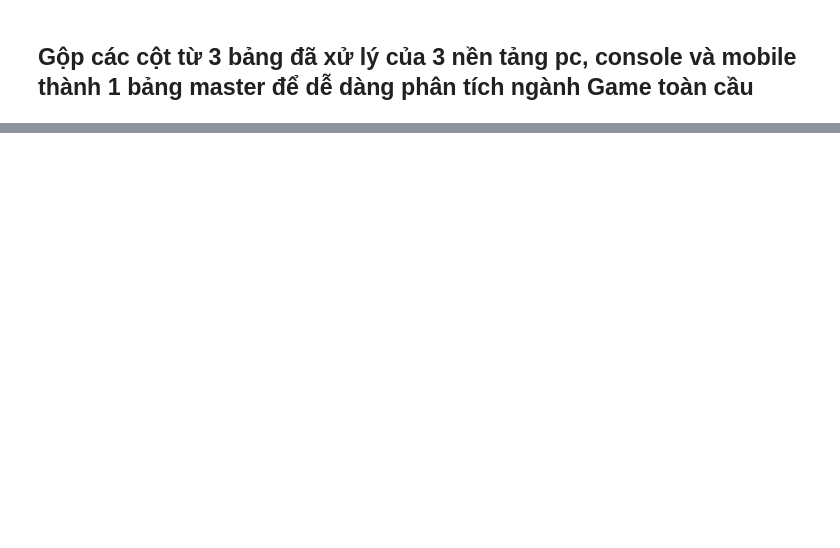
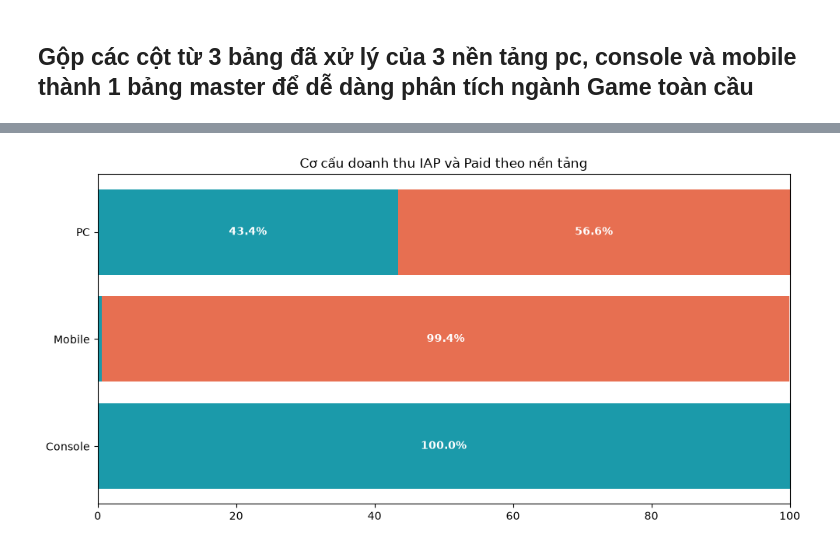
Before and after one commit to hoangle040706/Gaming-Market-Industry-Analytics, a Jupyter notebook: notebooks/etl/04_etl_master_pipeline.ipynb, the cells around one changed output, grey strips where cells are left out. Cells and saved outputs as stored; diff of their text form; code cells hidden in the pictures; blank space fills up the shorter version.

```diff
--- a/notebooks/etl/04_etl_master_pipeline.ipynb
+++ b/notebooks/etl/04_etl_master_pipeline.ipynb
@@ -46,0 +122,50 @@ master_df.to_csv(OUTPUT_PATH, index=False)
+# %%
+platform_rev = master_df.groupby('Platform_Category')[['Paid_Revenue_USD', 'IAP_Revenue_USD']].sum().reset_index()
+total_revenue = platform_rev[['Paid_Revenue_USD', 'IAP_Revenue_USD']].sum(axis=1)
+platform_rev_pct = platform_rev.copy()
+platform_rev_pct[['Paid_Revenue_USD', 'IAP_Revenue_USD']] = (platform_rev[['Paid_Revenue_USD', 'IAP_Revenue_USD']].div(total_revenue.replace(0, np.nan), axis=0) * 100)
+fig, ax = plt.subplots(figsize= (10, 5))
+y_pos = np.arange(len(platform_rev_pct))
+ax.barh(
+    y_pos,
+    platform_rev_pct["Paid_Revenue_USD"],
+    color="#1b9aaa",
+    label="Paid Revenue"
+)
+ax.barh(
+    y_pos,
+    platform_rev_pct["IAP_Revenue_USD"],
+    left=platform_rev_pct["Paid_Revenue_USD"],
+    color="#e76f51",
+    label="IAP Revenue"
+)
+for i, (paid_value, iap_value) in enumerate(zip(platform_rev_pct["Paid_Revenue_USD"], platform_rev_pct["IAP_Revenue_USD"])):
+    if paid_value >= 5:
+        ax.text(
+            paid_value / 2,
+            i,
+            f"{paid_value:.1f}%",
+            ha="center",
+            va="center",
+            color="white",
+            fontsize=10,
+            fontweight="bold"
+        )
+    if iap_value >= 5:
+        ax.text(
+            paid_value + iap_value / 2,
+            i,
+            f"{iap_value:.1f}%",
+            ha="center",
+            va="center",
+            color="white",
+            fontsize=10,
+            fontweight="bold"
+        )
+plt.title("Cơ cấu doanh thu IAP và Paid theo nền tảng")
+ax.set_yticks(y_pos)
+ax.set_yticklabels(platform_rev_pct["Platform_Category"].astype(str))
+plt.tight_layout()
+plt.show()
+# %% [output]
+[figure, added]
```
Also changed, not shown: parts of 3 cells of this notebook, 5 other files.
